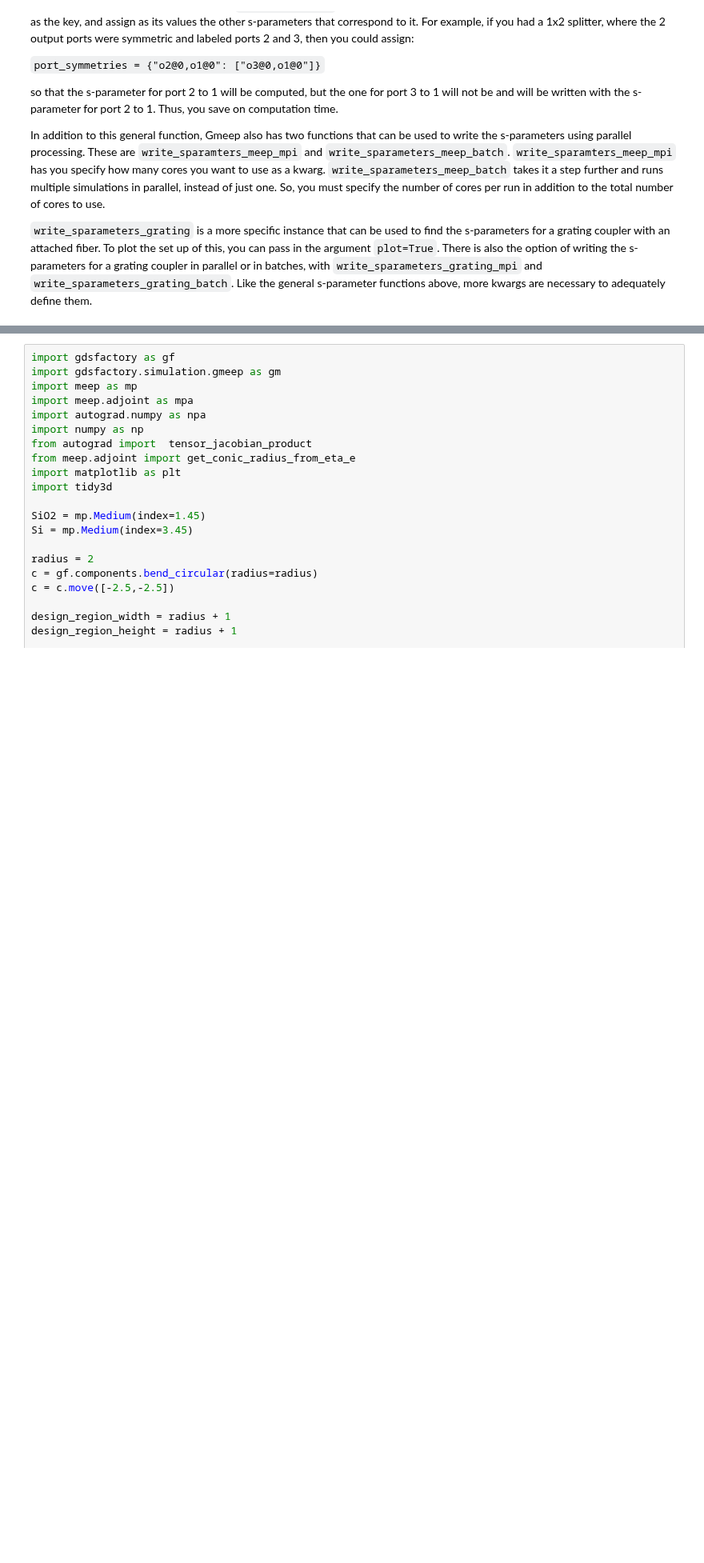
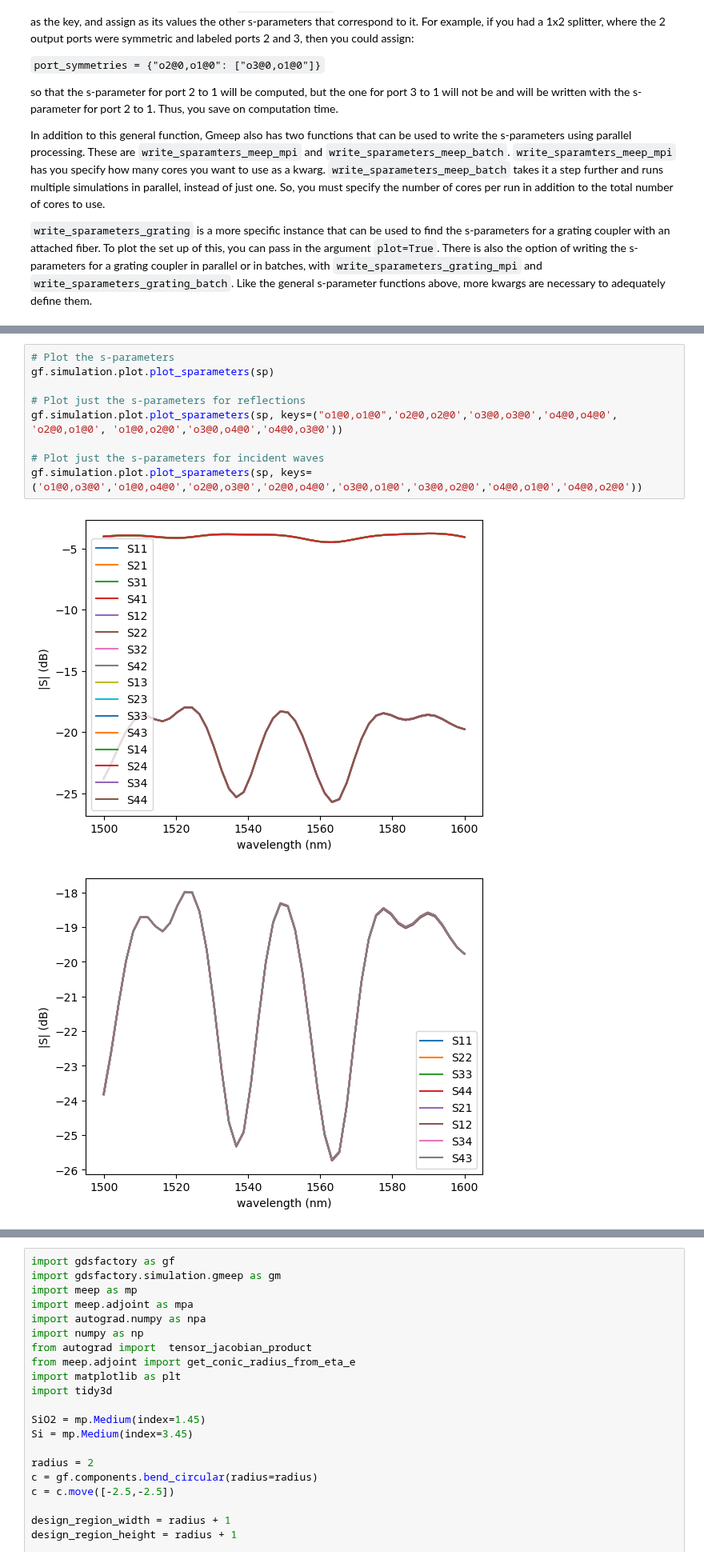
Before and after one commit to BYUCamachoLab/Photonics-Bootcamp, a Jupyter notebook: book/pages/gds_to_meep.ipynb, the cells around one changed output, grey strips where cells are left out. Shown at 80% size. Saved outputs shown, nothing was run; the diff lists cells and outputs as text; blank space fills up the shorter version.

```diff
--- a/book/pages/gds_to_meep.ipynb
+++ b/book/pages/gds_to_meep.ipynb
@@ -56,0 +76,12 @@ In addition to this general function, Gmeep also has two functions that can be u
+# %%
+# Plot the s-parameters
+gf.simulation.plot.plot_sparameters(sp)
+
+# Plot just the s-parameters for reflections
+gf.simulation.plot.plot_sparameters(sp, keys=("o1@0,o1@0",'o2@0,o2@0','o3@0,o3@0','o4@0,o4@0', 'o2@0,o1@0', 'o1@0,o2@0','o3@0,o4@0','o4@0,o3@0'))
+
+# Plot just the s-parameters for incident waves
+gf.simulation.plot.plot_sparameters(sp, keys=('o1@0,o3@0','o1@0,o4@0','o2@0,o3@0','o2@0,o4@0','o3@0,o1@0','o3@0,o2@0','o4@0,o1@0','o4@0,o2@0'))
+# %% [output]
+[figure, added]
+[figure, added]
```
Also changed, not shown: parts of 5 cells of this notebook.
